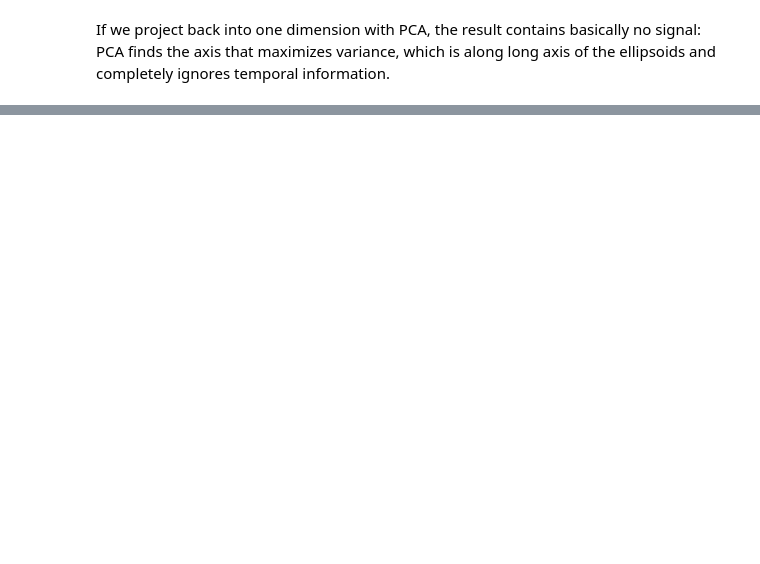
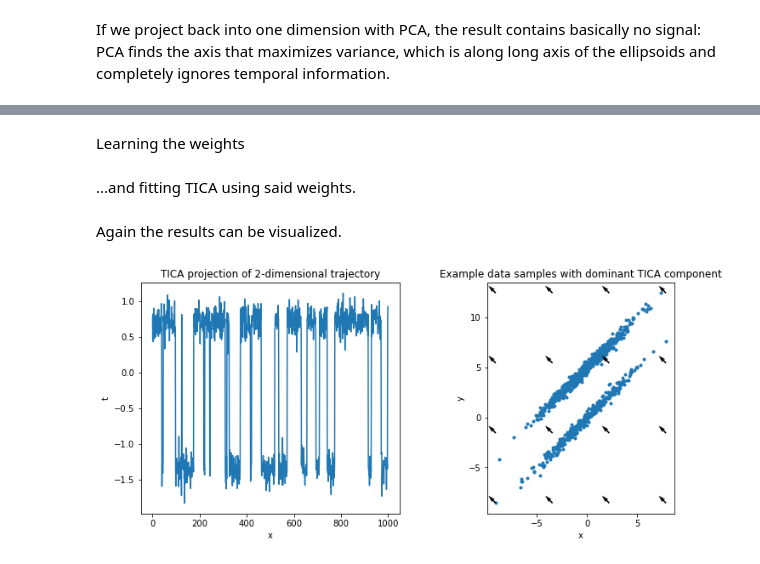
Before and after one commit to deeptime-ml/deeptime, a Jupyter notebook: docs/source/notebooks/tica.ipynb, the cells around one changed output, grey strips where cells are left out. Drawn from its saved outputs; the diff is of its cells as text; code cells hidden in the pictures; blank space fills up the shorter version.

```diff
--- a/docs/source/notebooks/tica.ipynb
+++ b/docs/source/notebooks/tica.ipynb
@@ -139,0 +245,2 @@ ax2.set_title('Example data samples with dominant TICA component');
+# %% [markdown]
+Learning the weights
@@ -139,0 +250,2 @@ ax2.set_title('Example data samples with dominant TICA component');
+# %% [markdown]
+...and fitting TICA using said weights.
@@ -139,0 +254,24 @@ ax2.set_title('Example data samples with dominant TICA component');
+# %% [markdown]
+Again the results can be visualized.
+# %%
+f, (ax1, ax2) = plt.subplots(1, 2, figsize=(12, 5))
+ax1.plot(tica_model.transform(ftraj))
+ax1.set_title('TICA projection of 2-dimensional trajectory')
+ax1.set_xlabel('x')
+ax1.set_ylabel('t')
+
+dxy = tica_model.eigenvectors[:, 0]  # dominant tica component
+
+ax2.scatter(*(ftraj.T), marker='.')
+x, y = np.meshgrid(
+    np.linspace(np.min(ftraj[:, 0]), np.max(ftraj[:, 0]), 4),
+    np.linspace(np.min(ftraj[:, 1]), np.max(ftraj[:, 1]), 4)
+)
+plt.quiver(x, y, dxy[0], dxy[1])
+
+ax2.set_aspect('equal')
+ax2.set_xlabel('x')
+ax2.set_ylabel('y')
+ax2.set_title('Example data samples with dominant TICA component');
+# %% [output]
+[figure, added]
```
Also changed, not shown: parts of 42 cells of this notebook, 5 other files.
